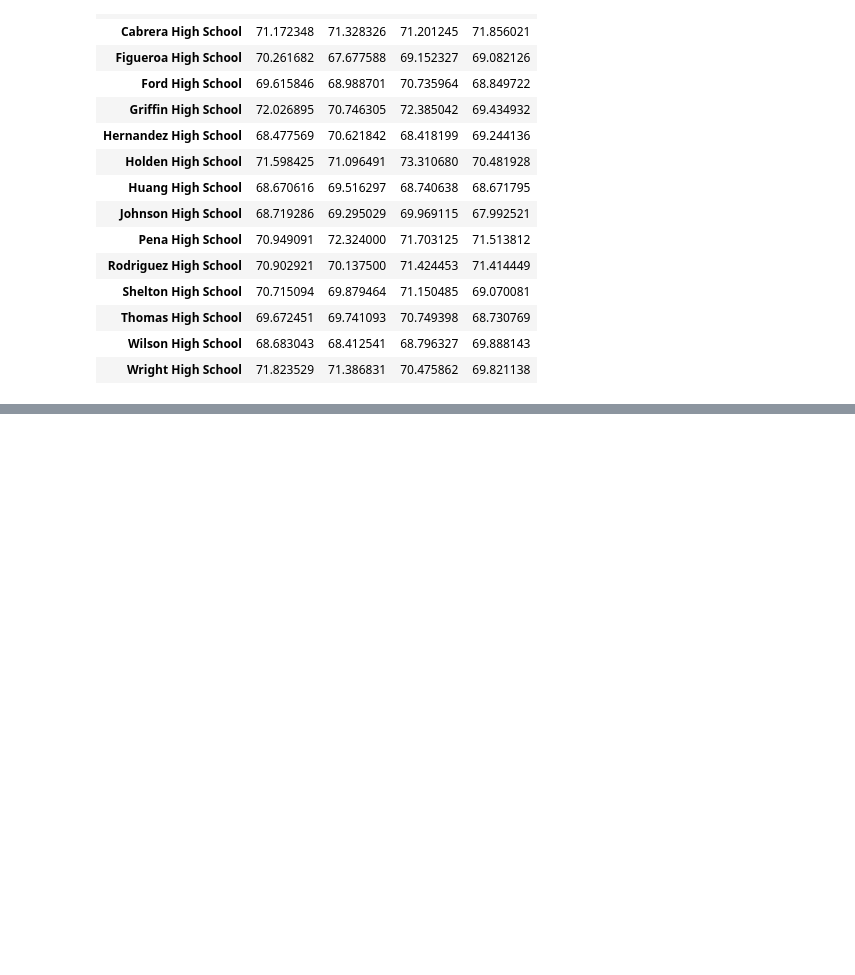
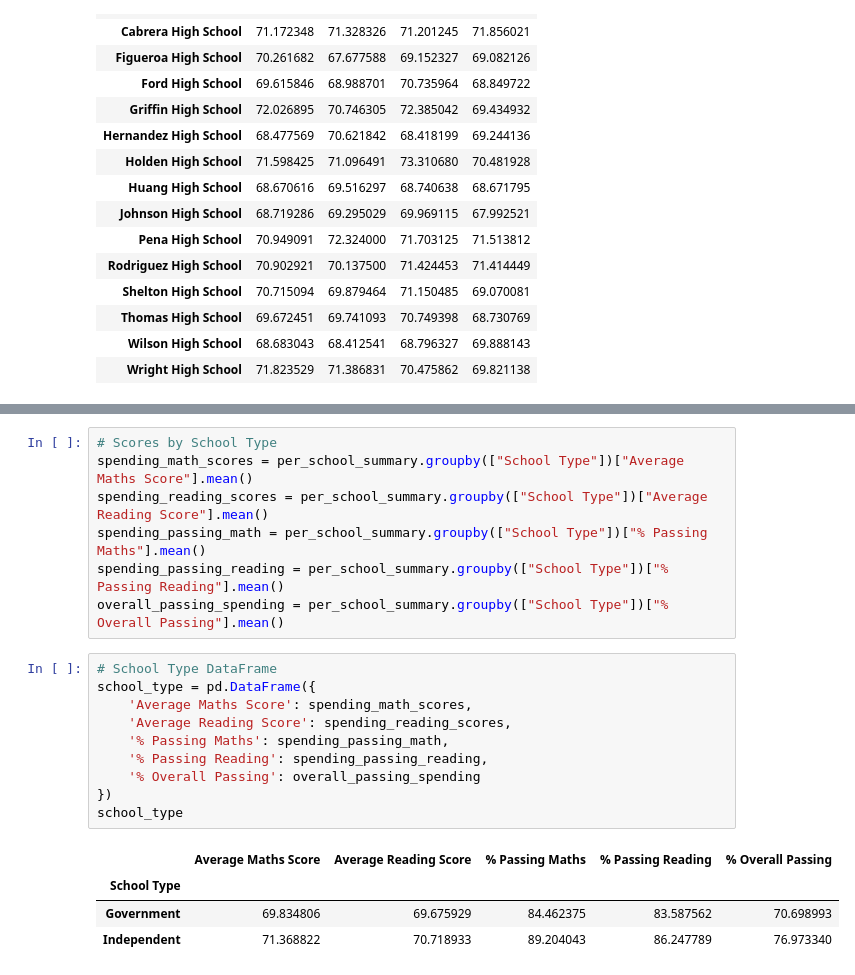
Before and after one commit to shaylahong/pandas-challenge, a Jupyter notebook: PyCitySchools/PyCitySchools.ipynb, the cells around one changed output, grey strips where cells are left out. Cells and saved outputs as stored; diff of their text form; blank space fills up the shorter version.

```diff
--- a/PyCitySchools/PyCitySchools.ipynb
+++ b/PyCitySchools/PyCitySchools.ipynb
@@ -226,0 +268,22 @@ school_summary['']
+# %%
+# Scores by School Type
+spending_math_scores = per_school_summary.groupby(["School Type"])["Average Maths Score"].mean()
+spending_reading_scores = per_school_summary.groupby(["School Type"])["Average Reading Score"].mean()
+spending_passing_math = per_school_summary.groupby(["School Type"])["% Passing Maths"].mean()
+spending_passing_reading = per_school_summary.groupby(["School Type"])["% Passing Reading"].mean()
+overall_passing_spending = per_school_summary.groupby(["School Type"])["% Overall Passing"].mean()
+# %%
+# School Type DataFrame
+school_type = pd.DataFrame({
+    'Average Maths Score': spending_math_scores,
+    'Average Reading Score': spending_reading_scores,
+    '% Passing Maths': spending_passing_math,
+    '% Passing Reading': spending_passing_reading,
+    '% Overall Passing': overall_passing_spending
+})
+school_type
+# %% [output]
+|  | Average Maths Score | Average Reading Score | % Passing Maths | % Passing Reading | % Overall Passing |
+| School Type |  |  |  |  |  |
+| Government | 69.834806 | 69.675929 | 84.462375 | 83.587562 | 70.698993 |
+| Independent | 71.368822 | 70.718933 | 89.204043 | 86.247789 | 76.973340 |
```
Also changed, not shown: parts of 9 cells of this notebook.
